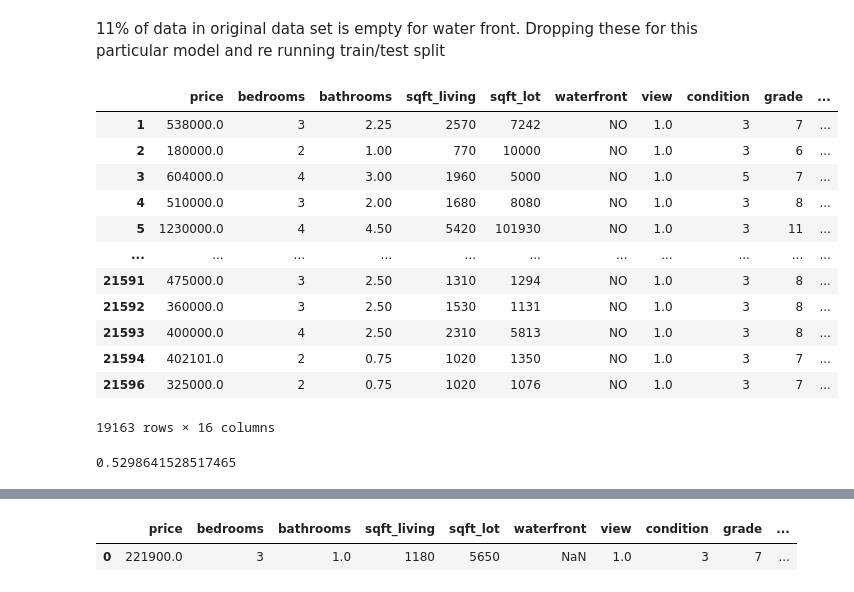
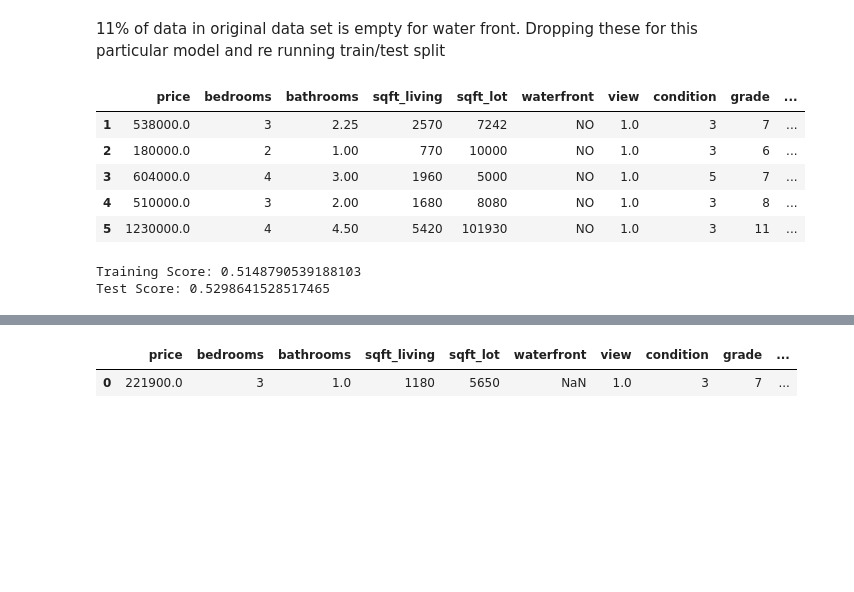
Before and after one commit to ssaeed85/dsc-ph2-KingsCountyRealEstate, a Jupyter notebook: Workspace/Saad/Notebook.ipynb, the cells around one changed output, grey strips where cells are left out. Drawn from its saved outputs; the diff is of its cells as text; code cells hidden in the pictures; blank space fills up the shorter version.

```diff
--- a/Workspace/Saad/Notebook.ipynb
+++ b/Workspace/Saad/Notebook.ipynb
@@ -20,5 +28,4 @@ df = pd.read_csv('data/kc_house_data.csv')
 
 # Header cleaning. More precautionary than anything else
 df.columns = [x.strip().lower().replace(' ','').replace('-','') for x in df.columns]
-df.drop(columns = ['id'],inplace = True)
 df.head()
@@ -131,4 +183,4 @@ dropping yr_renovated,floors,yr_built
 # %%
-df = df.drop(columns = ['yr_renovated','yr_built','floors','date'],axis =1)
+df = df.drop(columns = ['id','yr_renovated','yr_built','floors','date'],axis =1)
 # %%
 # sns.heatmap(df.corr(),annot=True)
@@ -282,19 +386,12 @@ df['waterfront'].isna().sum()/df.shape[0]
 11% of data in original data set is empty for water front. Dropping these for this particular model and re running train/test split
 # %%
 df_waterfront_model = df.dropna(subset=['waterfront'])
-df_waterfront_model
+df_waterfront_model.head()
 # %% [output]
 |  | price | bedrooms | bathrooms | sqft_living | sqft_lot | waterfront | view | condition | grade | ... |
 | 1 | 538000.0 | 3 | 2.25 | 2570 | 7242 | NO | 1.0 | 3 | 7 | ... |
 | 2 | 180000.0 | 2 | 1.00 | 770 | 10000 | NO | 1.0 | 3 | 6 | ... |
 | 3 | 604000.0 | 4 | 3.00 | 1960 | 5000 | NO | 1.0 | 5 | 7 | ... |
 | 4 | 510000.0 | 3 | 2.00 | 1680 | 8080 | NO | 1.0 | 3 | 8 | ... |
 | 5 | 1230000.0 | 4 | 4.50 | 5420 | 101930 | NO | 1.0 | 3 | 11 | ... |
-| ... | ... | ... | ... | ... | ... | ... | ... | ... | ... | ... |
-| 21591 | 475000.0 | 3 | 2.50 | 1310 | 1294 | NO | 1.0 | 3 | 8 | ... |
-| 21592 | 360000.0 | 3 | 2.50 | 1530 | 1131 | NO | 1.0 | 3 | 8 | ... |
-| 21593 | 400000.0 | 4 | 2.50 | 2310 | 5813 | NO | 1.0 | 3 | 8 | ... |
-| 21594 | 402101.0 | 2 | 0.75 | 1020 | 1350 | NO | 1.0 | 3 | 7 | ... |
-| 21596 | 325000.0 | 2 | 0.75 | 1020 | 1076 | NO | 1.0 | 3 | 7 | ... |
-19163 rows × 16 columns
 # %%
@@ -325,9 +425,13 @@ X_test_waterfront['waterfront'] = waterfront_encoded_test
 # %%
 X_train_subset = X_train_waterfront[cols]
 X_test_subset = X_test_waterfront[cols]
-# %%
-pipe = make_pipeline(StandardScaler(), LinearRegression())
-pipe.fit(X_train_subset, y_train_waterfront)  # apply scaling on training data
-pipe.score(X_test_subset, y_test_waterfront)
-# %% [output]
-0.5298641528517465
+# %%
+#NOTE: Cannot use y_train and y_test here.  Use waterfront!
+
+pipe = make_pipeline(StandardScaler(), LinearRegression())
+pipe.fit(X_train_subset, y_train_waterfront)
+print("Training Score:",pipe.score(X_train_subset, y_train_waterfront))
+print("Test Score:",pipe.score(X_test_subset, y_test_waterfront))
+# %% [output]
+Training Score: 0.5148790539188103
+Test Score: 0.5298641528517465
```
Also changed, not shown: parts of 85 cells of this notebook, 1 other file.
